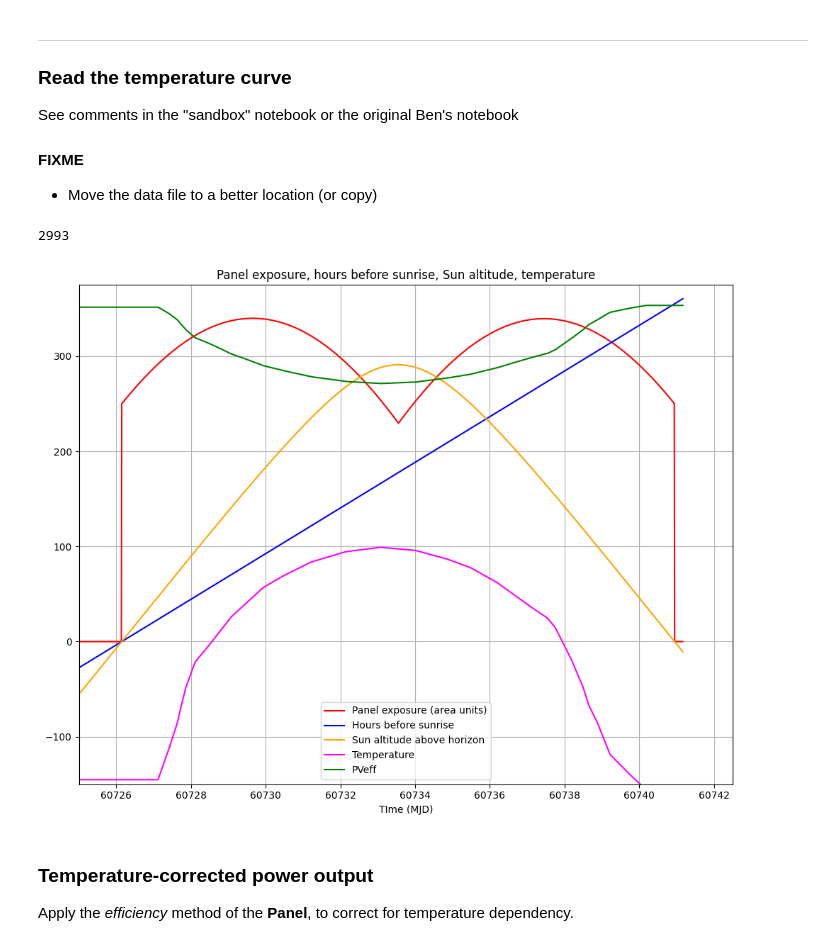
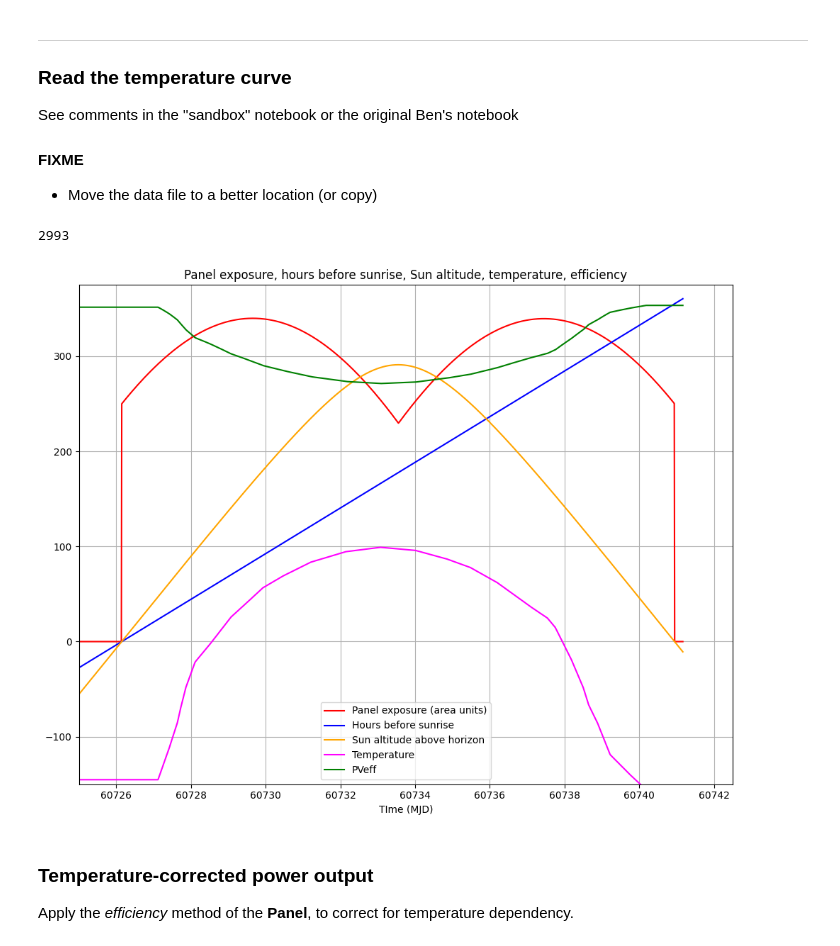
Before and after one commit to lusee-night/opsim, a Jupyter notebook: notebooks/sim.ipynb, the cells around one changed output. Cells and saved outputs as stored; diff of their text form; code cells hidden in the pictures.

```diff
--- a/notebooks/sim.ipynb
+++ b/notebooks/sim.ipynb
@@ -97,30 +97,32 @@ mySun.read_temperature(temperature_file_location)
 # %%
 plt.rcParams["figure.figsize"] = [10., 8.]
 plt.rcParams["figure.autolayout"] = True
 
 ax=plt.subplot()
 
-ax.plot(mySun.mjd, Panel.profile*250., color="red",    label="Panel exposure (area units)")
+ax.plot(mySun.mjd, Panel.profile*250.,  color="red",    label="Panel exposure (area units)")
+ax.plot(mySun.mjd, hrs,                 color="blue",   label="Hours before sunrise")
+ax.plot(mySun.mjd, mySun.alt*250,       color="orange", label="Sun altitude above horizon")
+ax.plot(mySun.mjd, mySun.temperature,   color="Magenta",label="Temperature")
+
 ax.set_xlabel('TIme (MJD)')
-ax.plot(mySun.mjd, hrs, color="blue",    label="Hours before sunrise")
-ax.plot(mySun.mjd, mySun.alt*250, color="orange",  label="Sun altitude above horizon")
-ax.plot(mySun.mjd, mySun.temperature, color="Magenta",  label="Temperature")
+
 # ax.plot(mySun.mjd, tempfit()-273., color="Magenta",  label="Temperature")
 
 eff = Panel.pvEfficiency(mySun.temperature)
 print(eff.size)
 ax.plot(mySun.mjd, eff*1000., color="green",  label="PVeff")
 
 plt.xlim(60725,60742.5)
 plt.ylim(-150,375)
 plt.grid(True)
-plt.title("Panel exposure, hours before sunrise, Sun altitude, temperature")
+plt.title("Panel exposure, hours before sunrise, Sun altitude, temperature, efficiency")
 plt.legend()
 
 plt.show()
 # %% [output]
 2993
-[figure, old version]
+[figure, new version]
 # %% [markdown]
 ### Temperature-corrected power output
 
```
Also changed, not shown: parts of 4 cells of this notebook, 1 other file.
